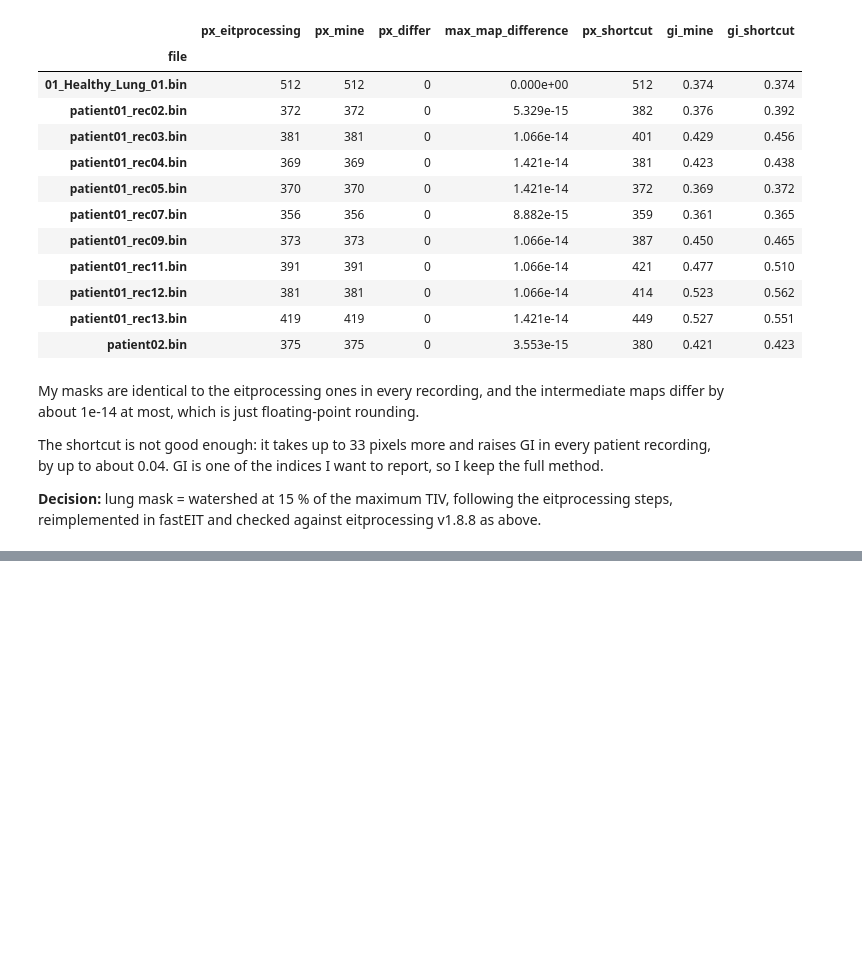
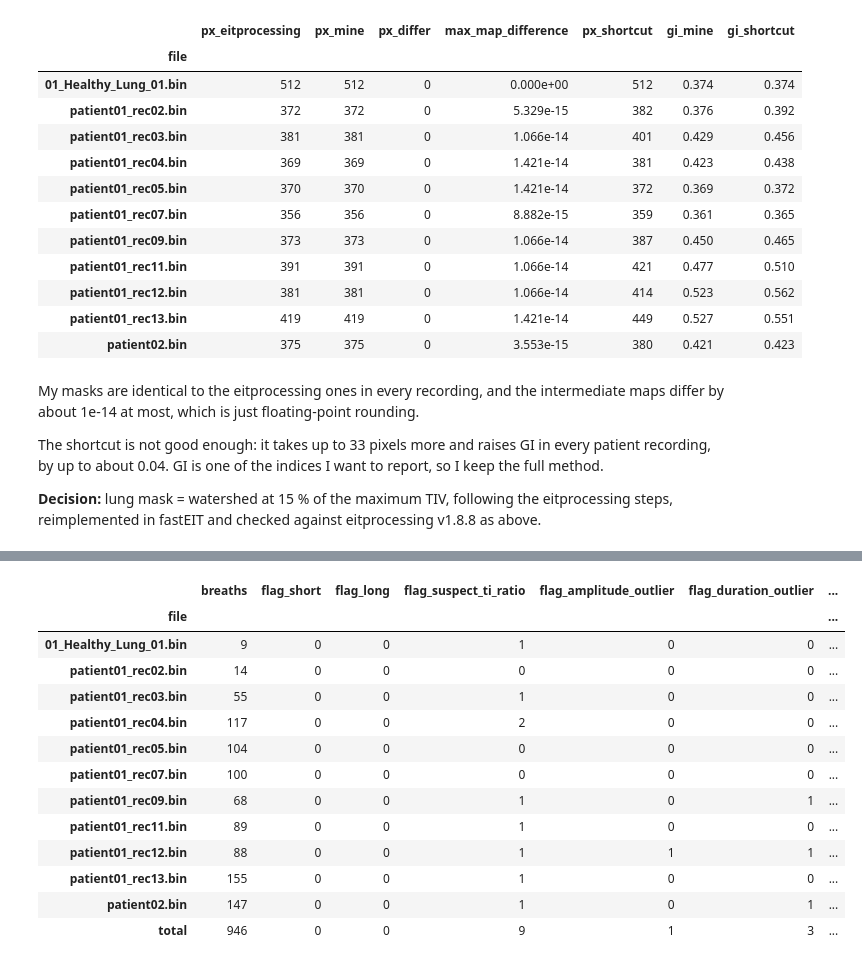
Before and after one commit to Kernel236/fastEIT, a Jupyter notebook: notebooks/05_preprocessing_choices.ipynb, the cells around one changed output, grey strips where cells are left out. Saved outputs shown, nothing was run; the diff lists cells and outputs as text; code cells hidden in the pictures; blank space fills up the shorter version.

```diff
--- a/notebooks/05_preprocessing_choices.ipynb
+++ b/notebooks/05_preprocessing_choices.ipynb
@@ -762,0 +929,46 @@ fastEIT and checked against eitprocessing v1.8.8 as above.
+# %%
+def quality_flags(g, fs, breaths, near_invalid, window=21):
+    start, peak, end = breaths.T
+    duration = (end - start) / fs
+    ti_ratio = (peak - start) / (end - start)
+    amplitude = pd.Series((2 * g[peak] - g[start] - g[end]) / 2)
+    local = dict(window=window, center=True, min_periods=5)
+    amp_ratio = amplitude / amplitude.rolling(**local).median()
+    dur_ratio = pd.Series(duration) / pd.Series(duration).rolling(**local).median()
+    flags = pd.DataFrame({
+        "flag_short": duration < 0.5, "flag_long": duration > 20,
+        "flag_suspect_ti_ratio": (ti_ratio < 0.2) | (ti_ratio > 0.6),
+        "flag_amplitude_outlier": ((amp_ratio < 0.5) | (amp_ratio > 2)).values,
+        "flag_duration_outlier": (dur_ratio > 2).values,
+        "flag_invalid_data": near_invalid,
+    })
+    flags["is_valid"] = ~flags.any(axis=1)
+    return flags, amp_ratio.values, dur_ratio.values
+
+
+rows, flag_cache = [], {}
+for name, (g, fs, breaths, near_invalid, t) in breath_inputs.items():
+    flags, amp_ratio, dur_ratio = quality_flags(g, fs, breaths, near_invalid)
+    flag_cache[name] = (flags, amp_ratio, dur_ratio)
+    row = {"file": name, "breaths": len(flags)}
+    row.update(flags.drop(columns="is_valid").sum().astype(int).to_dict())
+    row["valid"] = int(flags.is_valid.sum())
+    rows.append(row)
+counts = pd.DataFrame(rows).set_index("file")
+counts.loc["total"] = counts.sum()
+counts
+# %% [output]
+|  | breaths | flag_short | flag_long | flag_suspect_ti_ratio | flag_amplitude_outlier | flag_duration_outlier | ... |
+| file |  |  |  |  |  |  | ... |
+| 01_Healthy_Lung_01.bin | 9 | 0 | 0 | 1 | 0 | 0 | ... |
+| patient01_rec02.bin | 14 | 0 | 0 | 0 | 0 | 0 | ... |
+| patient01_rec03.bin | 55 | 0 | 0 | 1 | 0 | 0 | ... |
+| patient01_rec04.bin | 117 | 0 | 0 | 2 | 0 | 0 | ... |
+| patient01_rec05.bin | 104 | 0 | 0 | 0 | 0 | 0 | ... |
+| patient01_rec07.bin | 100 | 0 | 0 | 0 | 0 | 0 | ... |
+| patient01_rec09.bin | 68 | 0 | 0 | 1 | 0 | 1 | ... |
+| patient01_rec11.bin | 89 | 0 | 0 | 1 | 0 | 0 | ... |
+| patient01_rec12.bin | 88 | 0 | 0 | 1 | 1 | 1 | ... |
+| patient01_rec13.bin | 155 | 0 | 0 | 1 | 0 | 0 | ... |
+| patient02.bin | 147 | 0 | 0 | 1 | 0 | 1 | ... |
+| total | 946 | 0 | 0 | 9 | 1 | 3 | ... |
```
Also changed, not shown: parts of 8 cells of this notebook.
